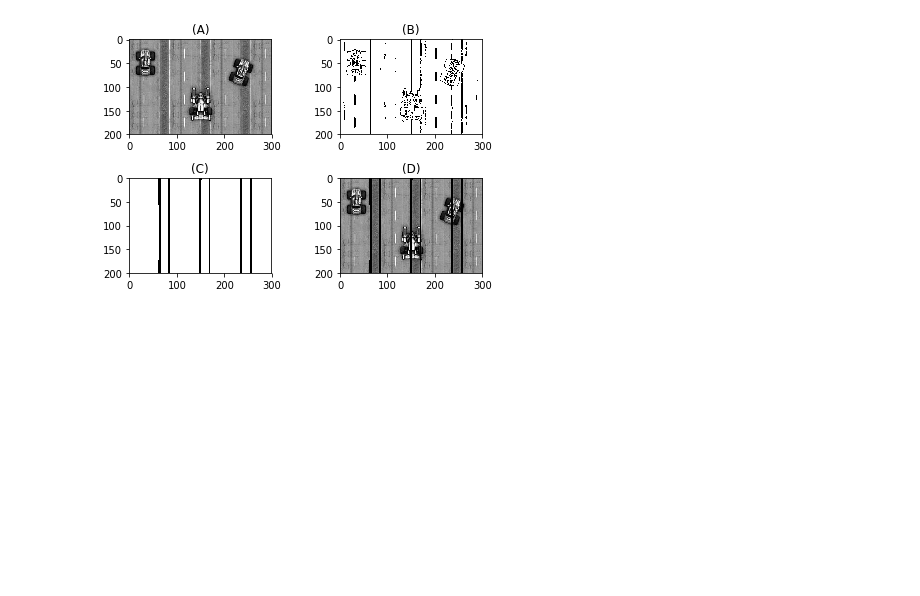
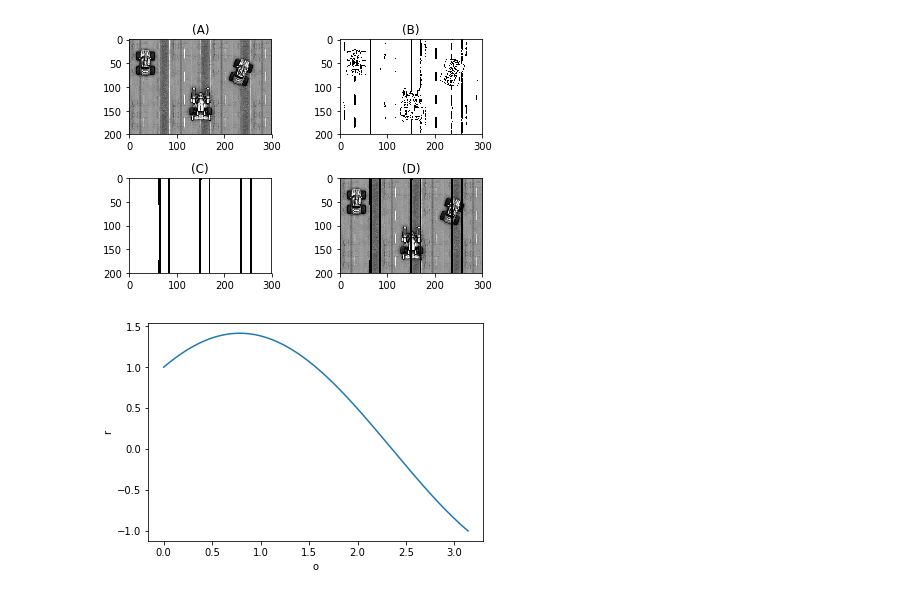
Before and after one commit to duoergun0729/adversarial_examples, a Jupyter notebook: code/10-case2.ipynb, the cells around one changed output. Saved outputs shown, nothing was run; the diff lists cells and outputs as text; code cells hidden in the pictures; blank space fills up the shorter version.

```diff
--- a/code/10-case2.ipynb
+++ b/code/10-case2.ipynb
@@ -57,3 +57,16 @@ plt.tight_layout()
 # %% [output]
 (16, 1, 2)
 [figure]
+# %%
+#画曲线
+import numpy as np
+import matplotlib.pyplot as plt
+
+o=np.arange(0,np.pi,0.01)
+r=np.cos(o)+np.sin(o)
+plt.xlabel('o')
+plt.ylabel("r")
+plt.plot(o,r)
+plt.show()
+# %% [output]
+[figure, added]
```
Also changed, not shown: parts of 1 cell of this notebook, 2 other files.
